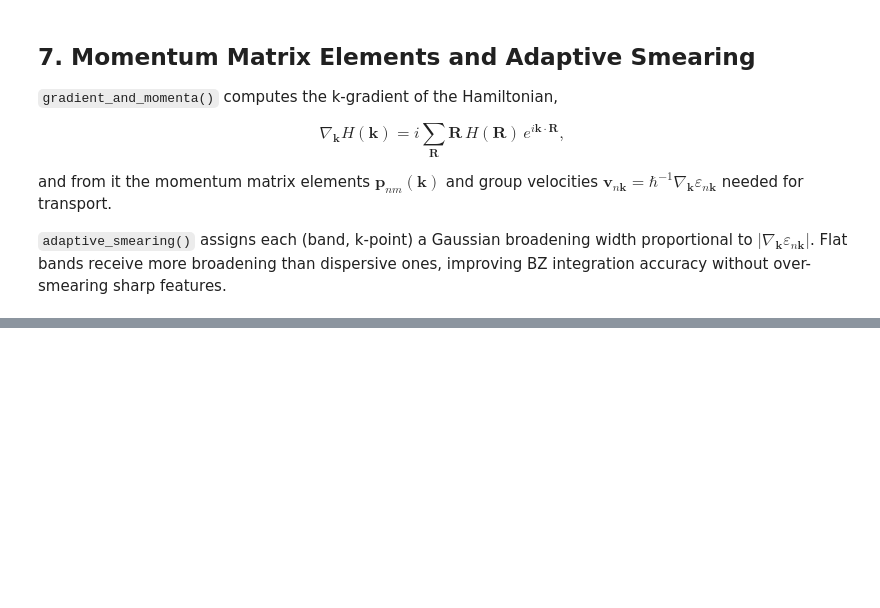
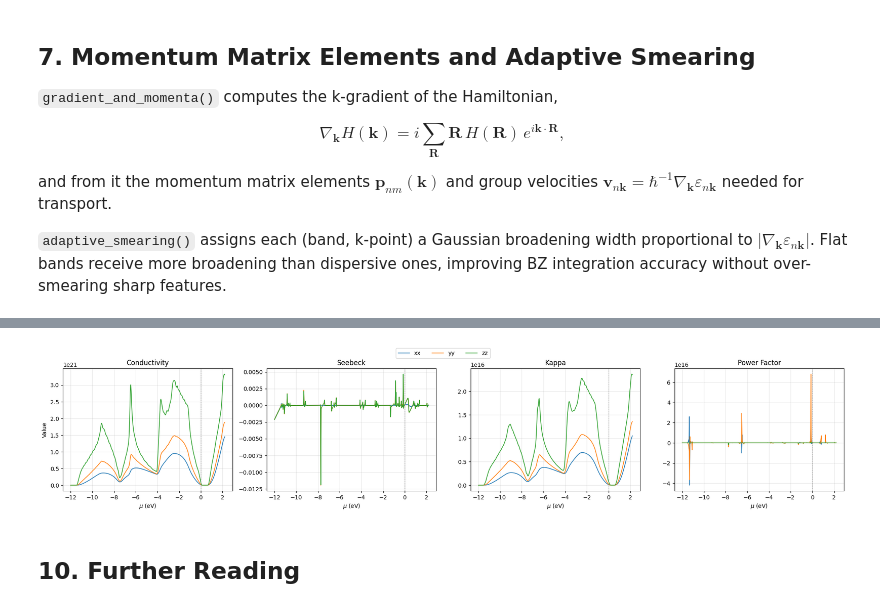
Before and after one commit to marcobn/PAOFLOW, a Jupyter notebook: docs/tutorials/tutorial01.ipynb, the cells around one changed output, grey strips where cells are left out. Cells and saved outputs as stored; diff of their text form; code cells hidden in the pictures; blank space fills up the shorter version.

```diff
--- a/docs/tutorials/tutorial01.ipynb
+++ b/docs/tutorials/tutorial01.ipynb
@@ -190,17 +286,49 @@ paoflow.finish_execution()
-# %%
-sigma_file = Path(outputdir) / 'sigmagauss_0.dat'
-
-if not sigma_file.exists():
-    print(f'Missing {sigma_file}. Run the transport cell above first.')
-else:
-    sigma_data = np.loadtxt(sigma_file)
-    if sigma_data.ndim == 1:
-        sigma_data = sigma_data.reshape(1, -1)
-    fig, ax = plt.subplots(figsize=(6, 4))
-    ax.plot(sigma_data[:, 0], sigma_data[:, 1], lw=1.2)
-    ax.axvline(0, color='gray', ls='--', lw=0.5)
-    ax.set_xlabel('Chemical potential (eV)')
-    ax.set_ylabel('Conductivity per relaxation time')
-    ax.set_title('Silicon — electrical conductivity')
-    plt.tight_layout()
-    plt.show()
+# %%
+# Files
+sigma_file = Path(outputdir) / 'sigmagauss_0.dat'
+seebeck_file = Path(outputdir) / 'Seebeckgauss_0.dat'
+kappa_file = Path(outputdir) / 'kappagauss_0.dat'
+pf_file = Path(outputdir) / 'PFgauss_0.dat'
+
+# Load data
+sigma_data = np.loadtxt(sigma_file)
+seebeck_data = np.loadtxt(seebeck_file)
+kappa_data = np.loadtxt(kappa_file)
+pf_data = np.loadtxt(pf_file)
+
+datasets = [
+    ('Conductivity', sigma_data),
+    ('Seebeck', seebeck_data),
+    ('Kappa', kappa_data),
+    ('Power Factor', pf_data),
+]
+
+tensor_labels = ['xx', 'yy', 'zz']
+
+fig, axes = plt.subplots(1, 4, figsize=(20, 4), sharex=True)
+
+for ax, (title, data) in zip(axes, datasets):
+    if data.ndim == 1:
+        data = data.reshape(1, -1)
+
+    mu = data[:, 1]  # chemical potential
+
+    for i, label in enumerate(tensor_labels):
+        ax.plot(mu, data[:, i + 2], lw=1.2, label=label)
+
+    ax.axvline(0.0, color='gray', ls='--', lw=0.6)
+    ax.set_title(title)
+    ax.set_xlabel(r'$\mu$ (eV)')
+    ax.grid(alpha=0.3)
+
+axes[0].set_ylabel('Value')
+
+handles, labels = axes[0].get_legend_handles_labels()
+fig.legend(handles, labels, loc='upper center', ncol=len(labels), bbox_to_anchor=(0.5, 1.05))
+
+plt.tight_layout()
+plt.show()
+# %% [output]
+[figure, added]
+# %% [markdown]
+## 10. Further Reading
```
Also changed, not shown: parts of 22 cells of this notebook.
